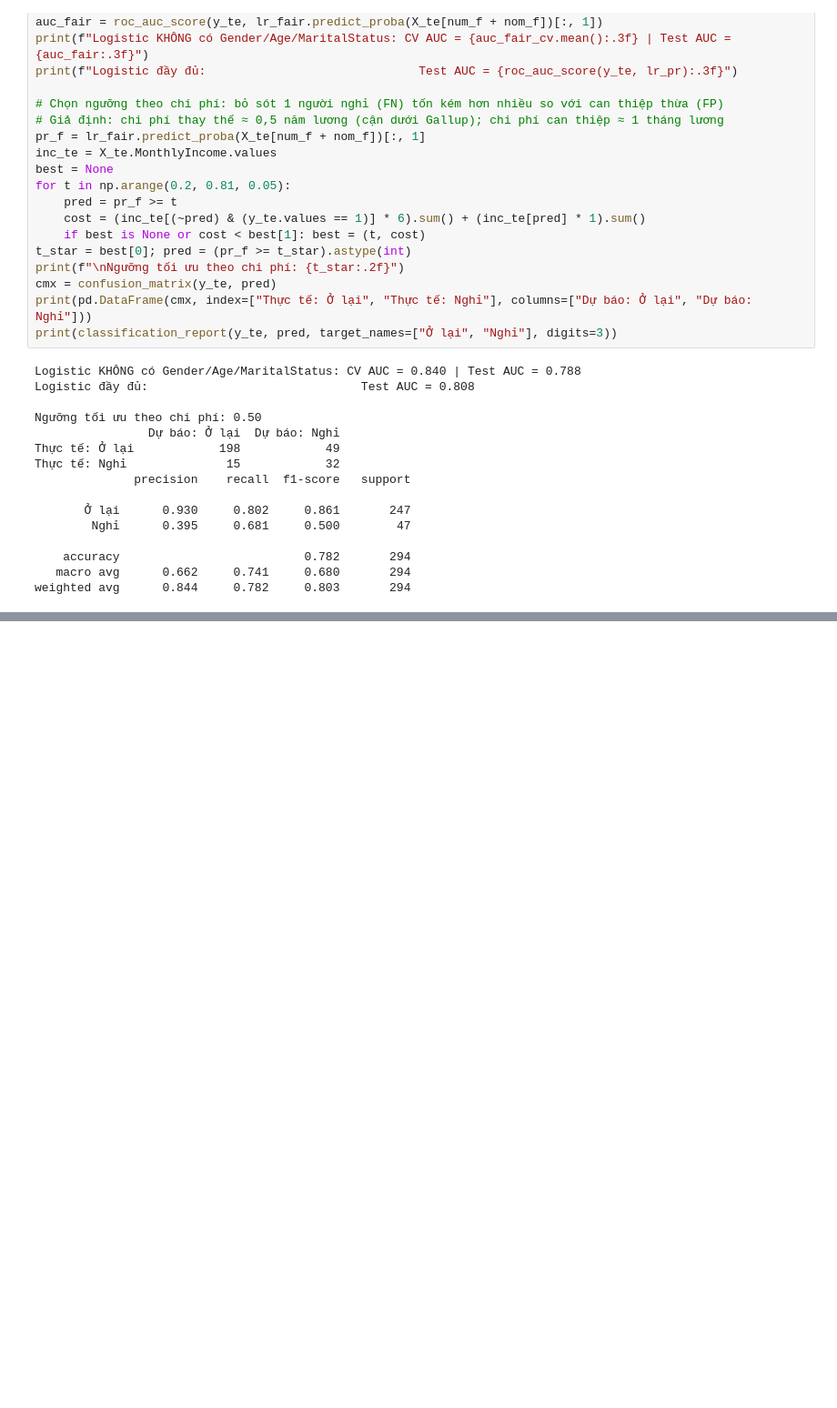
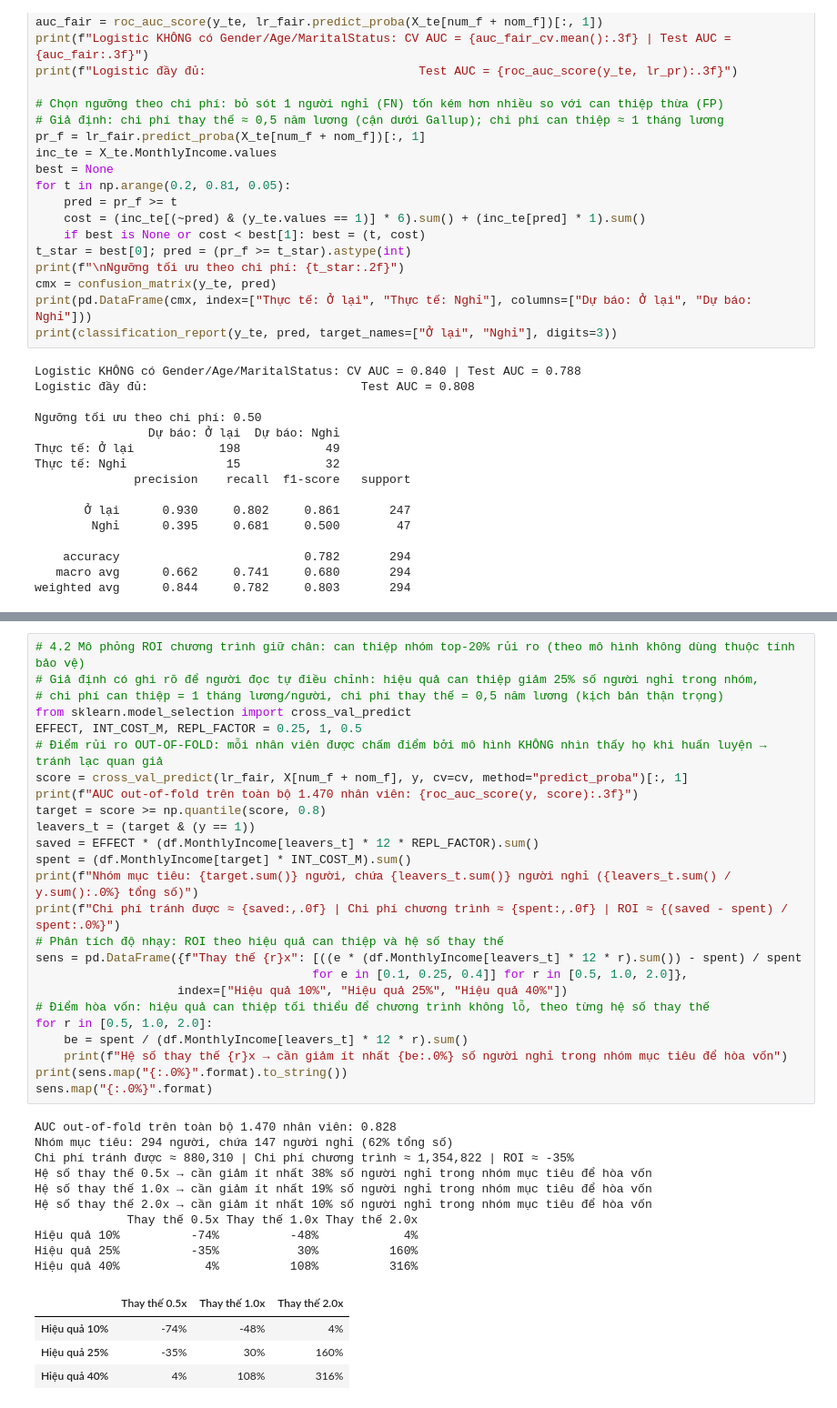
Before and after one commit to trangthu171106/ibm-hr-attrition-analysis, a Jupyter notebook: IBM_HR_Attrition_Analysis.ipynb, the cells around one changed output, grey strips where cells are left out. Shown at 91% size. Drawn from its saved outputs; the diff is of its cells as text; blank space fills up the shorter version.

```diff
--- a/IBM_HR_Attrition_Analysis.ipynb
+++ b/IBM_HR_Attrition_Analysis.ipynb
@@ -941,0 +981,40 @@ weighted avg      0.844     0.782     0.803       294
+# %%
+# 4.2 Mô phỏng ROI chương trình giữ chân: can thiệp nhóm top-20% rủi ro (theo mô hình không dùng thuộc tính bảo vệ)
+# Giả định có ghi rõ để người đọc tự điều chỉnh: hiệu quả can thiệp giảm 25% số người nghỉ trong nhóm,
+# chi phí can thiệp = 1 tháng lương/người, chi phí thay thế = 0,5 năm lương (kịch bản thận trọng)
+from sklearn.model_selection import cross_val_predict
+EFFECT, INT_COST_M, REPL_FACTOR = 0.25, 1, 0.5
+# Điểm rủi ro OUT-OF-FOLD: mỗi nhân viên được chấm điểm bởi mô hình KHÔNG nhìn thấy họ khi huấn luyện → tránh lạc quan giả
+score = cross_val_predict(lr_fair, X[num_f + nom_f], y, cv=cv, method="predict_proba")[:, 1]
+print(f"AUC out-of-fold trên toàn bộ 1.470 nhân viên: {roc_auc_score(y, score):.3f}")
+target = score >= np.quantile(score, 0.8)
+leavers_t = (target & (y == 1))
+saved = EFFECT * (df.MonthlyIncome[leavers_t] * 12 * REPL_FACTOR).sum()
+spent = (df.MonthlyIncome[target] * INT_COST_M).sum()
+print(f"Nhóm mục tiêu: {target.sum()} người, chứa {leavers_t.sum()} người nghỉ ({leavers_t.sum() / y.sum():.0%} tổng số)")
+print(f"Chi phí tránh được ≈ {saved:,.0f} | Chi phí chương trình ≈ {spent:,.0f} | ROI ≈ {(saved - spent) / spent:.0%}")
+# Phân tích độ nhạy: ROI theo hiệu quả can thiệp và hệ số thay thế
+sens = pd.DataFrame({f"Thay thế {r}x": [((e * (df.MonthlyIncome[leavers_t] * 12 * r).sum()) - spent) / spent
+                                       for e in [0.1, 0.25, 0.4]] for r in [0.5, 1.0, 2.0]},
+                    index=["Hiệu quả 10%", "Hiệu quả 25%", "Hiệu quả 40%"])
+# Điểm hòa vốn: hiệu quả can thiệp tối thiểu để chương trình không lỗ, theo từng hệ số thay thế
+for r in [0.5, 1.0, 2.0]:
+    be = spent / (df.MonthlyIncome[leavers_t] * 12 * r).sum()
+    print(f"Hệ số thay thế {r}x → cần giảm ít nhất {be:.0%} số người nghỉ trong nhóm mục tiêu để hòa vốn")
+print(sens.map("{:.0%}".format).to_string())
+sens.map("{:.0%}".format)
+# %% [output]
+AUC out-of-fold trên toàn bộ 1.470 nhân viên: 0.828
+Nhóm mục tiêu: 294 người, chứa 147 người nghỉ (62% tổng số)
+Chi phí tránh được ≈ 880,310 | Chi phí chương trình ≈ 1,354,822 | ROI ≈ -35%
+Hệ số thay thế 0.5x → cần giảm ít nhất 38% số người nghỉ trong nhóm mục tiêu để hòa vốn
+Hệ số thay thế 1.0x → cần giảm ít nhất 19% số người nghỉ trong nhóm mục tiêu để hòa vốn
+Hệ số thay thế 2.0x → cần giảm ít nhất 10% số người nghỉ trong nhóm mục tiêu để hòa vốn
+             Thay thế 0.5x Thay thế 1.0x Thay thế 2.0x
+Hiệu quả 10%          -74%          -48%            4%
+Hiệu quả 25%          -35%           30%          160%
+Hiệu quả 40%            4%          108%          316%
+|  | Thay thế 0.5x | Thay thế 1.0x | Thay thế 2.0x |
+| Hiệu quả 10% | -74% | -48% | 4% |
+| Hiệu quả 25% | -35% | 30% | 160% |
+| Hiệu quả 40% | 4% | 108% | 316% |
```
Also changed, not shown: parts of 3 cells of this notebook.
